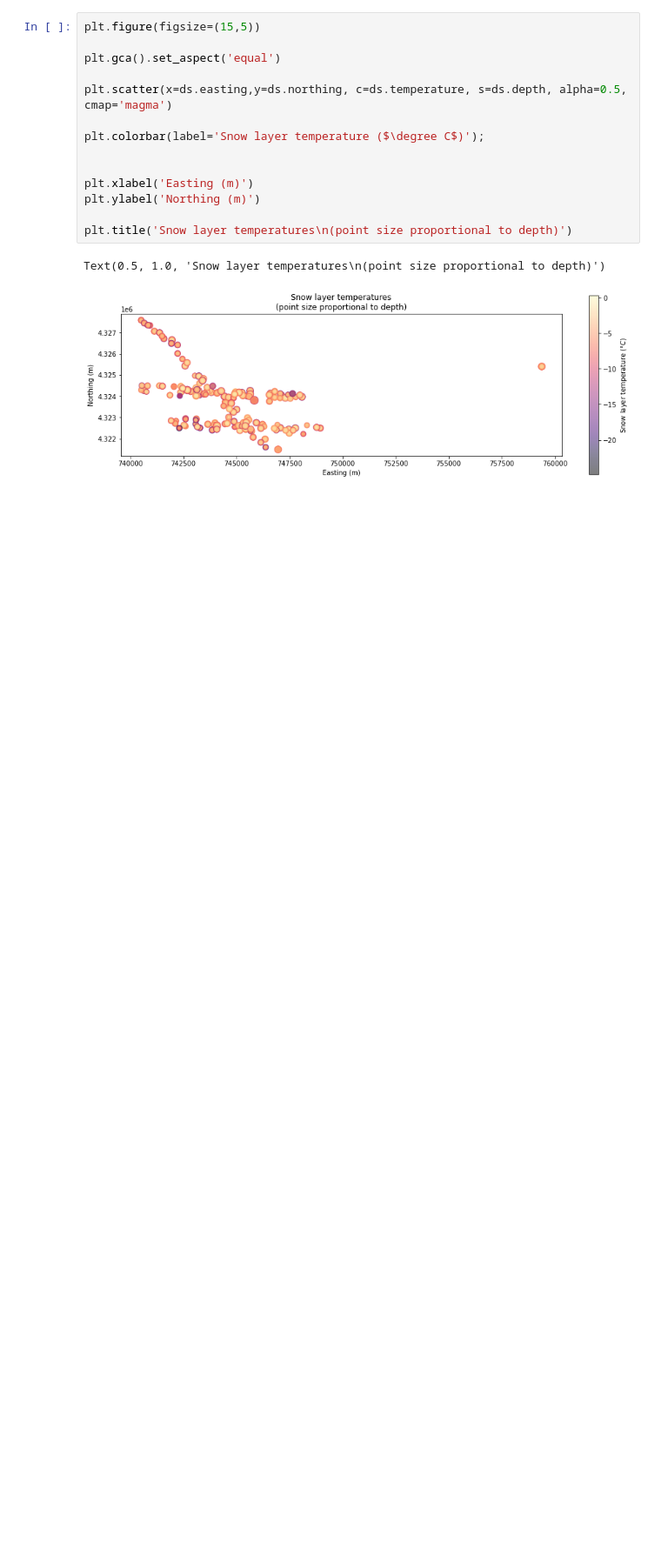
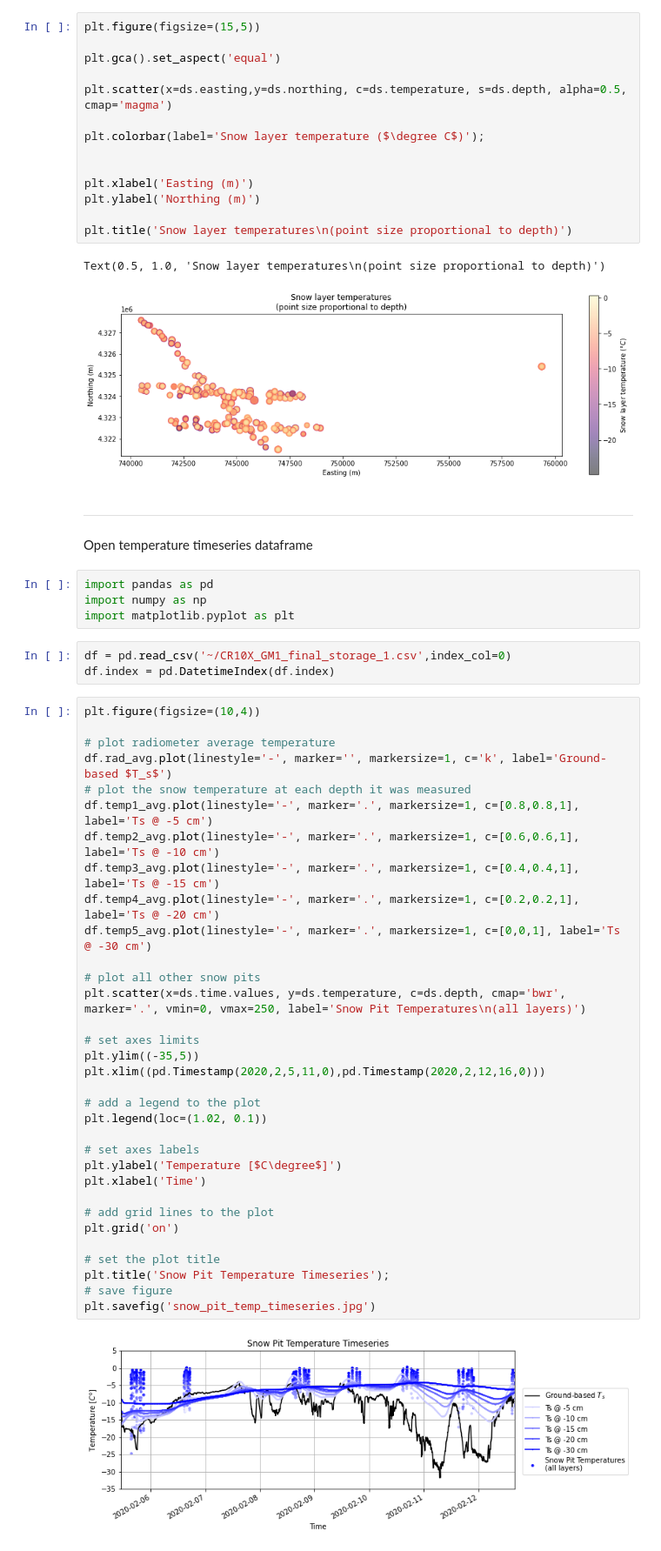
Before and after one commit to snowex-hackweek/hot-pow, a Jupyter notebook: contributors/Steven_Pestana/snowpit_temp_to_netcdf.ipynb, the cells around one changed output. Shown at 87% size. Cells and saved outputs as stored; diff of their text form; blank space fills up the shorter version.

Commit message:
Update plots

```diff
--- a/contributors/Steven_Pestana/snowpit_temp_to_netcdf.ipynb
+++ b/contributors/Steven_Pestana/snowpit_temp_to_netcdf.ipynb
@@ -126,3 +128,49 @@ plt.title('Snow layer temperatures\n(point size proportional to depth)')
 # %% [output]
 Text(0.5, 1.0, 'Snow layer temperatures\n(point size proportional to depth)')
 [figure]
+# %% [markdown]
+---
+
+Open temperature timeseries dataframe
+# %%
+import pandas as pd
+import numpy as np
+import matplotlib.pyplot as plt
+# %%
+df = pd.read_csv('~/CR10X_GM1_final_storage_1.csv',index_col=0)
+df.index = pd.DatetimeIndex(df.index)
+# %%
+plt.figure(figsize=(10,4))
+
+# plot radiometer average temperature
+df.rad_avg.plot(linestyle='-', marker='', markersize=1, c='k', label='Ground-based $T_s$')
+# plot the snow temperature at each depth it was measured
+df.temp1_avg.plot(linestyle='-', marker='.', markersize=1, c=[0.8,0.8,1], label='Ts @ -5 cm')
+df.temp2_avg.plot(linestyle='-', marker='.', markersize=1, c=[0.6,0.6,1], label='Ts @ -10 cm')
+df.temp3_avg.plot(linestyle='-', marker='.', markersize=1, c=[0.4,0.4,1], label='Ts @ -15 cm')
+df.temp4_avg.plot(linestyle='-', marker='.', markersize=1, c=[0.2,0.2,1], label='Ts @ -20 cm')
+df.temp5_avg.plot(linestyle='-', marker='.', markersize=1, c=[0,0,1], label='Ts @ -30 cm')
+
+# plot all other snow pits
+plt.scatter(x=ds.time.values, y=ds.temperature, c=ds.depth, cmap='bwr', marker='.', vmin=0, vmax=250, label='Snow Pit Temperatures\n(all layers)')
+
+# set axes limits
+plt.ylim((-35,5))
+plt.xlim((pd.Timestamp(2020,2,5,11,0),pd.Timestamp(2020,2,12,16,0)))
+
+# add a legend to the plot
+plt.legend(loc=(1.02, 0.1))
+
+# set axes labels
+plt.ylabel('Temperature [$C\degree$]')
+plt.xlabel('Time')
+
+# add grid lines to the plot
+plt.grid('on')
+
+# set the plot title
+plt.title('Snow Pit Temperature Timeseries');
+# save figure
+plt.savefig('snow_pit_temp_timeseries.jpg')
+# %% [output]
+[figure, added]
```
Also changed, not shown: parts of 2 cells of this notebook.
